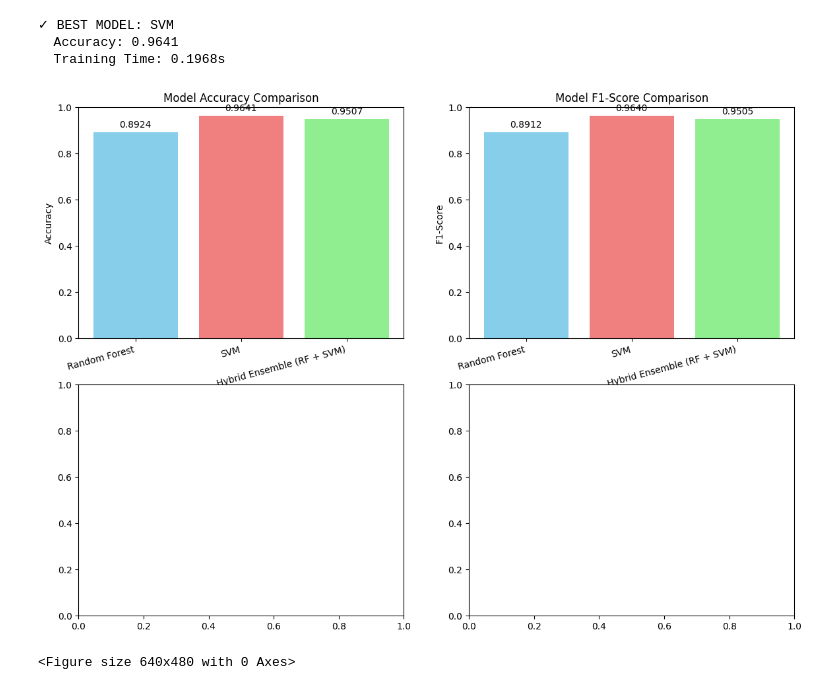
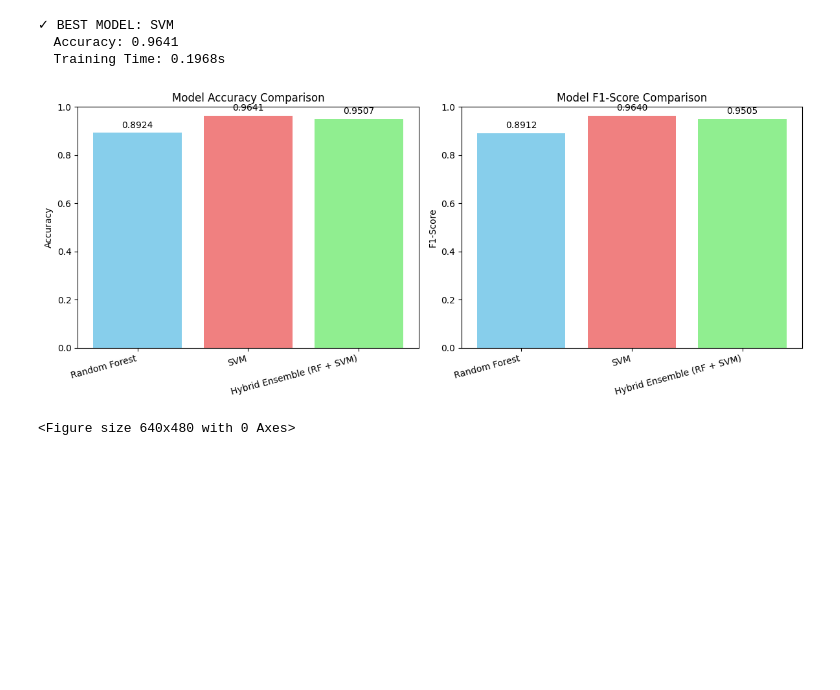
Before and after one commit to kiyoshi-code/Stress-Detection-Project, a Jupyter notebook: main.ipynb, the cells around one changed output. Drawn from its saved outputs; the diff is of its cells as text; code cells hidden in the pictures; blank space fills up the shorter version.

```diff
--- a/main.ipynb
+++ b/main.ipynb
@@ -611,36 +611,38 @@ print(f"  Training Time: {comparison_results.loc[best_idx, 'Training Time (s)']:
   Accuracy: 0.9641
   Training Time: 0.1968s
 # %%
-fig, axes = plt.subplots(2, 2, figsize=(14, 10))
+# Visual Comparison of Models
 
-#Accuracy Comparison
 models = comparison_results['Model']
-ax1 = axes[0, 0]
 x_pos = np.arange(len(models))
+colors = ['skyblue', 'lightcoral', 'lightgreen']  # Hybrid model highlighted
 
-#Color-coded bars to highlight Hybrid model
-colors = ['skyblue', 'lightcoral', 'lightgreen']  # Hybrid (green) stands out
-ax1.bar(x_pos, comparison_results['Test Accuracy'], color=colors)
-ax1.set_ylabel('Accuracy')
-ax1.set_title('Model Accuracy Comparison')
-ax1.set_xticks(x_pos)
-ax1.set_xticklabels(models, rotation=15, ha='right')
-ax1.set_ylim([0, 1])
+fig, axes = plt.subplots(1, 2, figsize=(12, 5))
+
+# Accuracy Comparison
+axes[0].bar(x_pos, comparison_results['Test Accuracy'], color=colors)
+axes[0].set_title('Model Accuracy Comparison')
+axes[0].set_ylabel('Accuracy')
+axes[0].set_xticks(x_pos)
+axes[0].set_xticklabels(models, rotation=15, ha='right')
+axes[0].set_ylim(0, 1)
 for i, v in enumerate(comparison_results['Test Accuracy']):
-    ax1.text(i, v + 0.02, f'{v:.4f}', ha='center')
+    axes[0].text(i, v + 0.02, f'{v:.4f}', ha='center')
 
-#F1-Score Comparison
-ax2 = axes[0, 1]
-ax2.bar(x_pos, comparison_results['F1-Score'], color=colors)
-ax2.set_ylabel('F1-Score')
-ax2.set_title('Model F1-Score Comparison')
-ax2.set_xticks(x_pos)
-ax2.set_xticklabels(models, rotation=15, ha='right')
-ax2.set_ylim([0, 1])
+# F1-Score Comparison
+axes[1].bar(x_pos, comparison_results['F1-Score'], color=colors)
+axes[1].set_title('Model F1-Score Comparison')
+axes[1].set_ylabel('F1-Score')
+axes[1].set_xticks(x_pos)
+axes[1].set_xticklabels(models, rotation=15, ha='right')
+axes[1].set_ylim(0, 1)
 for i, v in enumerate(comparison_results['F1-Score']):
-    ax2.text(i, v + 0.02, f'{v:.4f}', ha='center')
+    axes[1].text(i, v + 0.02, f'{v:.4f}', ha='center')
+
+plt.tight_layout()
+plt.show()
 # %% [output]
-[figure, old version]
+[figure, new version]
 # %%
 #Training Time Comparison - Shows improvement
 ax3 = axes[1, 0]
```
